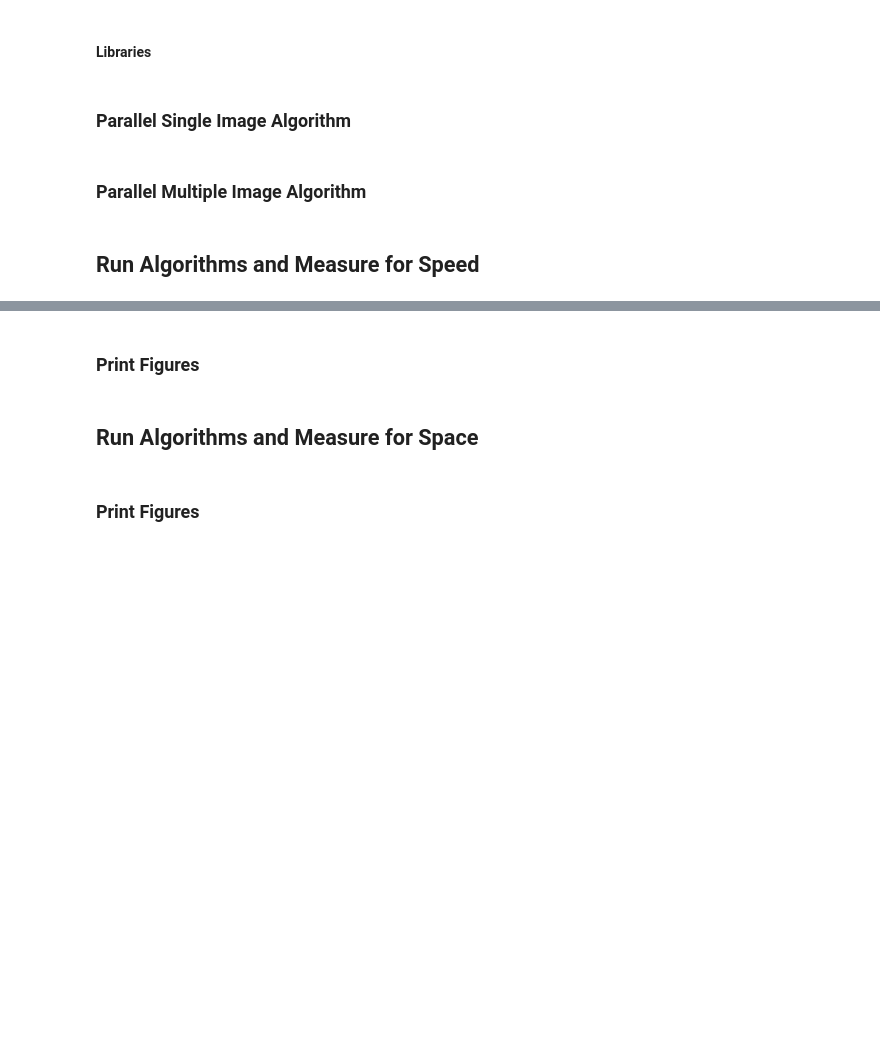
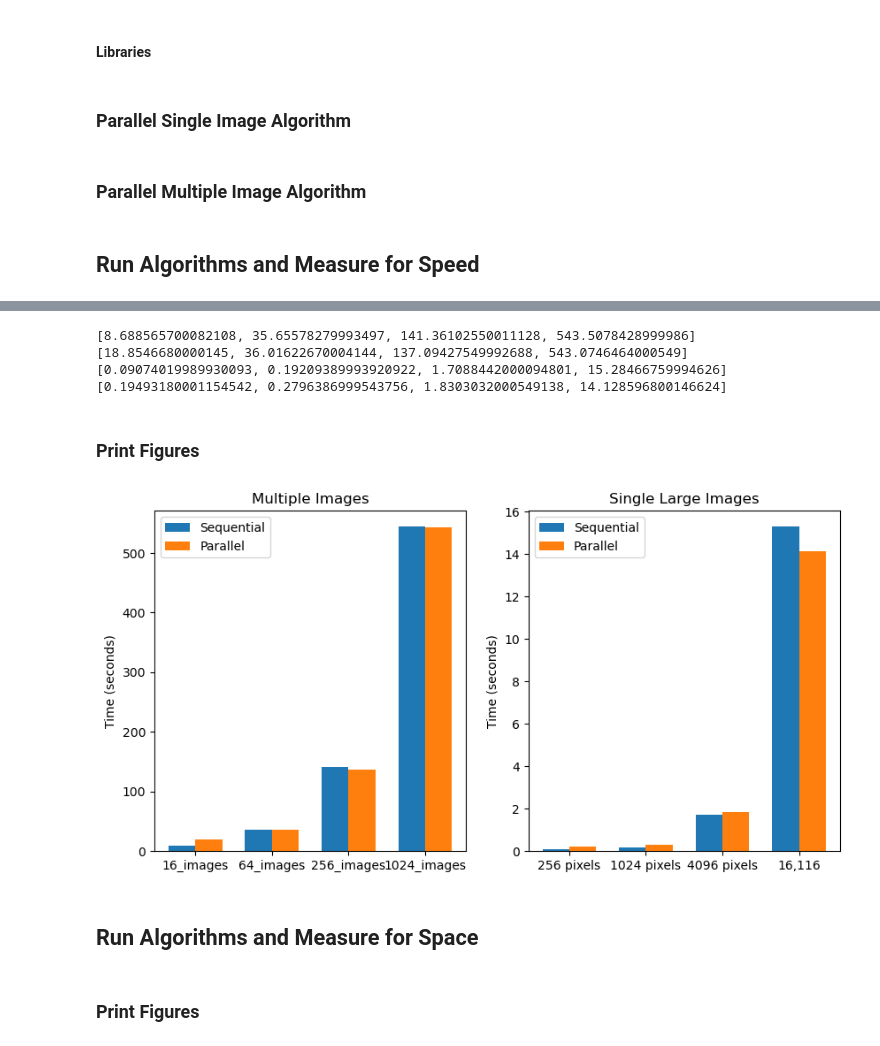
Before and after one commit to rgilyard/parallel-edge-detection, a Jupyter notebook: parallel_comparison.ipynb, the cells around one changed output, grey strips where cells are left out. Cells and saved outputs as stored; diff of their text form; code cells hidden in the pictures; blank space fills up the shorter version.

```diff
--- a/parallel_comparison.ipynb
+++ b/parallel_comparison.ipynb
@@ -188,7 +212,6 @@ def sequential_multiple(input_folder, output_folder):
         edge_image = Image.fromarray(edge_magnitude)
 
         # Save the edge-detected image to the output folder
-        file_name = os.path.basename(file_path)
         img_output_path = os.path.join(output_folder, f'edge_{index}.png')
         edge_image.save(img_output_path)
 # %% [markdown]
@@ -296,7 +340,7 @@ def parallel_multiple(img_folder, output_folder):
     dataset = ImageFolder(root=img_folder, transform=transform)
 
     # Create a DataLoader to handle batching
-    dataloader = DataLoader(dataset, batch_size=batch_size, shuffle=False, num_workers=num_workers)
+    dataloader = DataLoader(dataset, batch_size=16, shuffle=False, num_workers=num_workers)
 
     for batch_idx, (data, _) in enumerate(dataloader):
         # Move the data to the GPU
@@ -313,6 +357,23 @@ def parallel_multiple(img_folder, output_folder):
         for index, edge_detected_image in enumerate(edge_detected_batch):
             img_output_path = os.path.join(output_folder, f'edge_{batch_idx * batch_size + index}.png')
             save_image_from_tensor(edge_detected_image.cpu(), img_output_path)
+        # Send the data back to the cpu to save space
+        data = data.cpu()
+        edge_detected_batch = edge_detected_batch.cpu()
+        edge_x = edge_x.cpu()
+        edge_y = edge_y.cpu()
+        del data
+        del edge_detected_batch
+        del edge_x
+        del edge_y
+        torch.cuda.empty_cache()
+        gc.collect()
+
+    del dataloader
+    del transform
+    del dataset
+    torch.cuda.empty_cache()
+    gc.collect()
 # %% [markdown]
 ## Run Algorithms and Measure for Speed
 # %%
@@ -400,5 +429,56 @@ print(sing_par_timings)
+# %%
+print(mult_seq_timings)
+print(mult_par_timings)
+print(sing_seq_timings)
+print(sing_par_timings)
+# %% [output]
+[8.688565700082108, 35.65578279993497, 141.36102550011128, 543.5078428999986]
+[18.8546680000145, 36.01622670004144, 137.09427549992688, 543.0746464000549]
+[0.09074019989930093, 0.19209389993920922, 1.7088442000094801, 15.28466759994626]
+[0.19493180001154542, 0.2796386999543756, 1.8303032000549138, 14.128596800146624]
 # %% [markdown]
 ### Print Figures
+# %%
+import numpy as np
+import matplotlib.pyplot as plt
+
+# Create the bar graph with two subfigures
+fig, (ax1, ax2) = plt.subplots(1, 2, figsize=(10, 5))
+
+# Subfigure 1: Multiple images
+width = 0.35
+labels1 = multiple_image_paths
+x1 = np.arange(len(labels1))
+
+ax1.bar(x1 - width/2, mult_seq_timings, width, label='Sequential')
+ax1.bar(x1 + width/2, mult_par_timings, width, label='Parallel')
+
+ax1.set_ylabel('Time (seconds)')
+ax1.set_title('Multiple Images')
+ax1.set_xticks(x1)
+ax1.set_xticklabels(labels1)
+ax1.legend()
+
+# Subfigure 2: Single large images
+labels2 = ['256 pixels', '1024 pixels', '4096 pixels', '16,116']
+x2 = np.arange(len(labels2))
+
+ax2.bar(x2 - width/2, sing_seq_timings, width, label='Sequential')
+ax2.bar(x2 + width/2, sing_par_timings, width, label='Parallel')
+
+ax2.set_ylabel('Time (seconds)')
+ax2.set_title('Single Large Images')
+ax2.set_xticks(x2)
+ax2.set_xticklabels(labels2)
+ax2.legend()
+
+# Save the figure to a file
+plt.savefig('output_image.png', dpi=300, bbox_inches='tight')
+
+# Optionally, display the plot (useful if you want to see the plot while running the script)
+plt.show()
+# %% [output]
+[figure, added]
 # %% [markdown]
 ## Run Algorithms and Measure for Space
 # %% [markdown]
```
Also changed, not shown: parts of 8 cells of this notebook.
